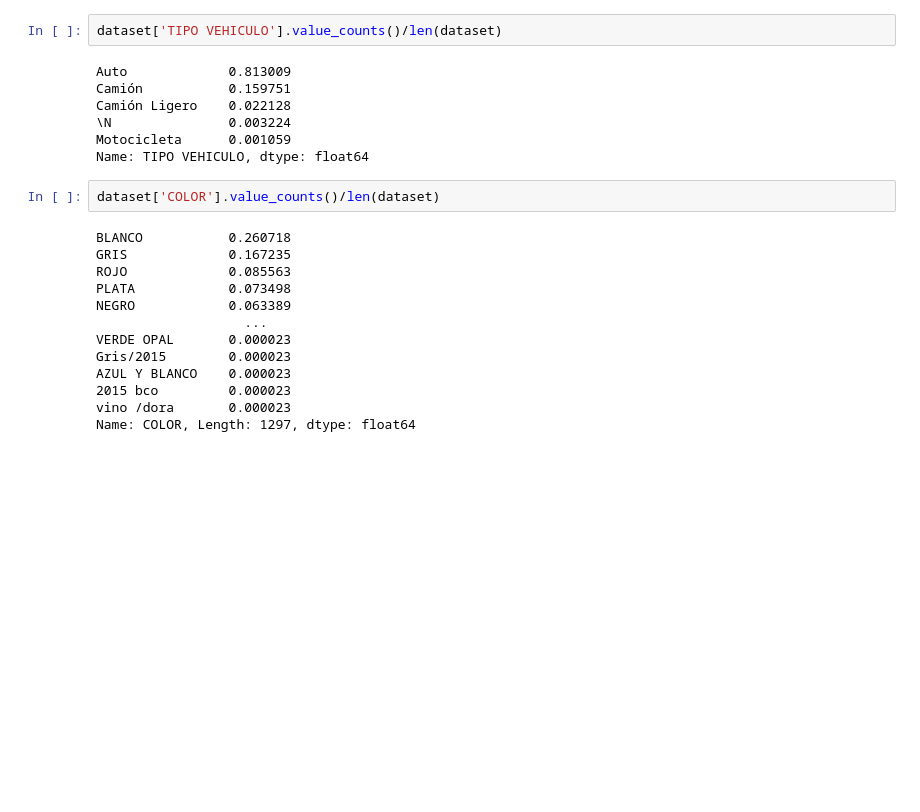
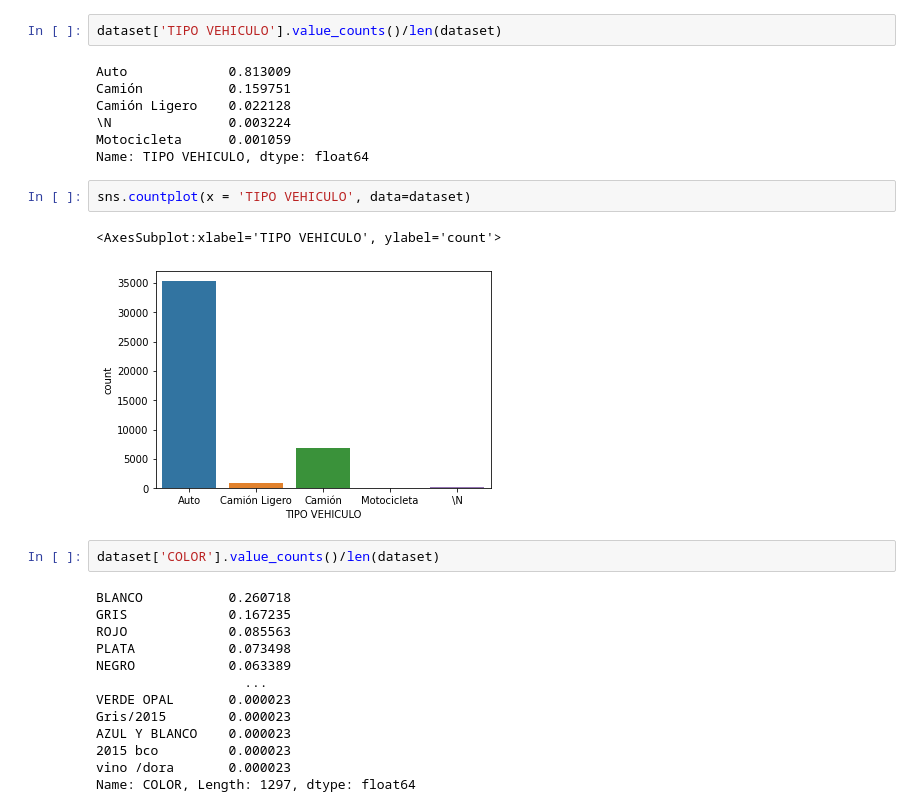
Before and after one commit to RamonPuon/Datlas-Analysis, a Jupyter notebook: data_analysis.ipynb, the cells around one changed output. Saved outputs shown, nothing was run; the diff lists cells and outputs as text; blank space fills up the shorter version.

```diff
--- a/data_analysis.ipynb
+++ b/data_analysis.ipynb
@@ -103,6 +103,11 @@ Camión Ligero    0.022128
 \N               0.003224
 Motocicleta      0.001059
 Name: TIPO VEHICULO, dtype: float64
+# %%
+sns.countplot(x = 'TIPO VEHICULO', data=dataset)
+# %% [output]
+<AxesSubplot:xlabel='TIPO VEHICULO', ylabel='count'>
+[figure, added]
 # %%
 dataset['COLOR'].value_counts()/len(dataset)
 # %% [output]
```
Also changed, not shown: parts of 1 cell of this notebook.
